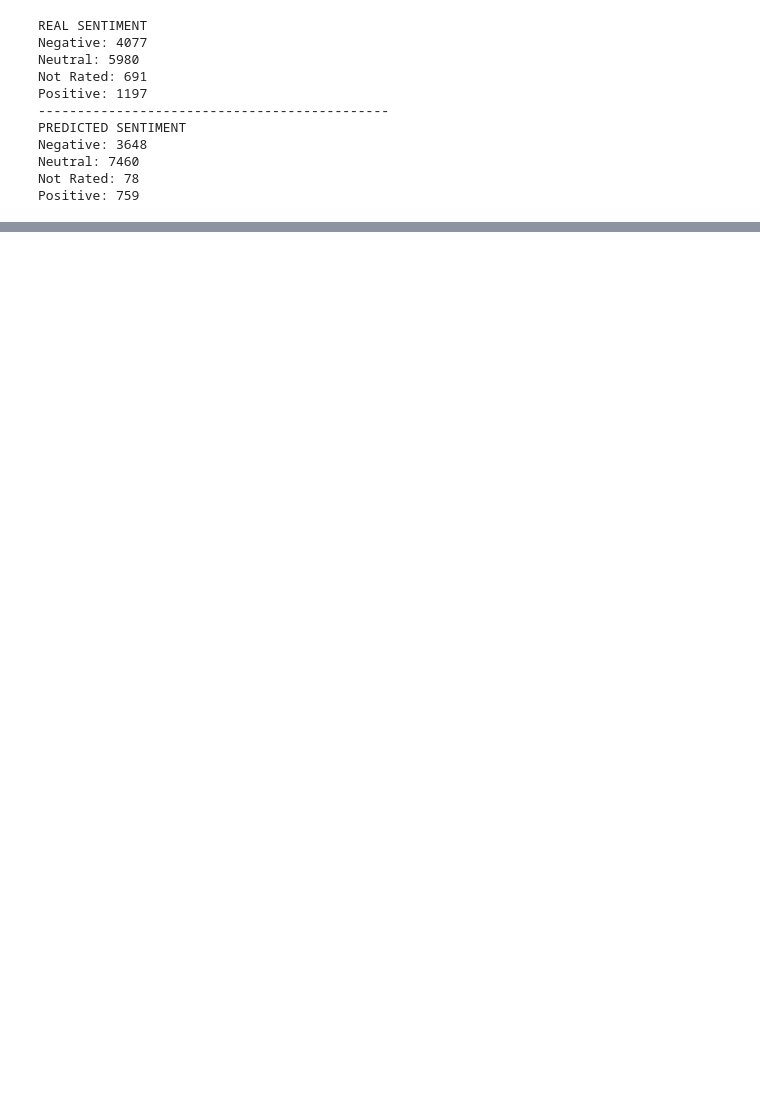
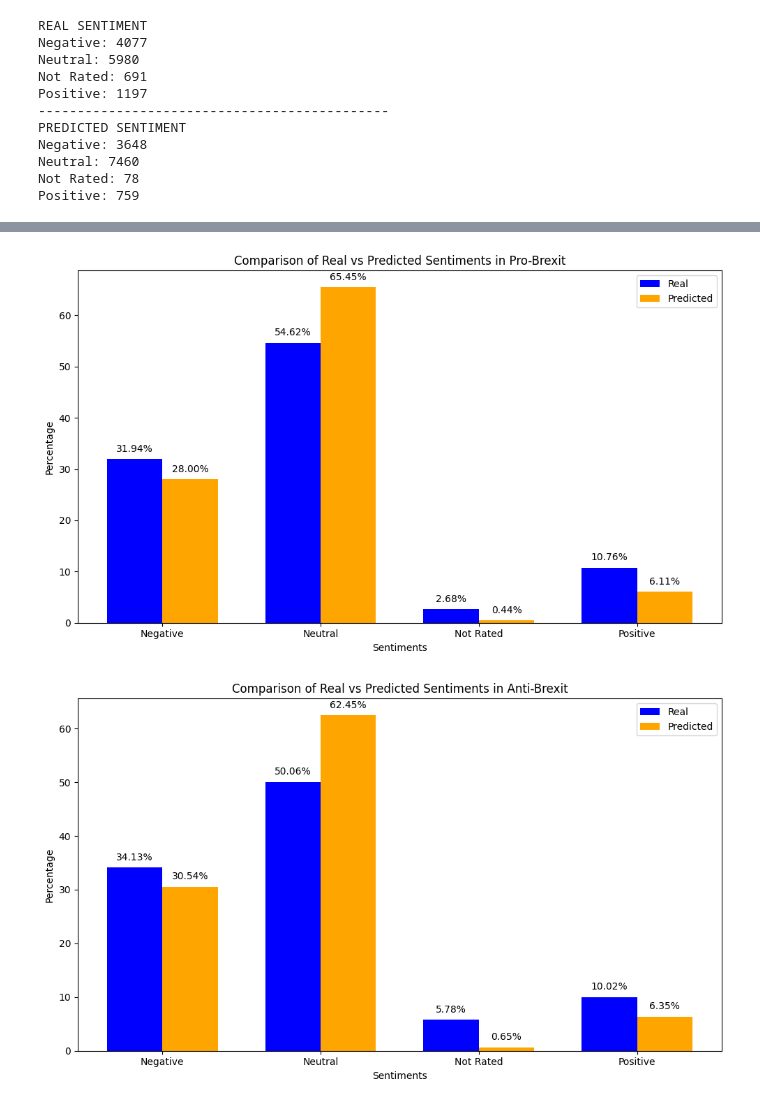
Before and after one commit to Pramsi/Can-t_tame_that_Python_Semester_Project, a Jupyter notebook: Can't_tame_that_Python_Semester_Project.ipynb, the cells around one changed output, grey strips where cells are left out. Saved outputs shown, nothing was run; the diff lists cells and outputs as text; code cells hidden in the pictures; blank space fills up the shorter version.

```diff
--- a/Can't_tame_that_Python_Semester_Project.ipynb
+++ b/Can't_tame_that_Python_Semester_Project.ipynb
@@ -1038,0 +1246,56 @@ plt.show()
+# %%
+#Plotting the data
+
+# Pro-Brexit Sentiments - Real vs Predicted
+pro_real_sentiments = ['Negative', 'Neutral', 'Not Rated', 'Positive']
+pro_real_percentages = [pro_real_percent_of_negative, pro_real_percent_of_neutral, pro_real_percent_of_not_rated, pro_real_percent_of_positive]
+pro_pred_percentages = [pro_pred_percent_of_negative, pro_pred_percent_of_neutral, pro_pred_percent_of_not_rated, pro_pred_percent_of_positive]
+
+plt.figure(figsize=(10, 6))
+bar_width = 0.35
+index = range(len(pro_real_sentiments))
+
+bars1 = plt.bar(index, pro_real_percentages, bar_width, label='Real', color='blue')
+bars2 = plt.bar([i + bar_width for i in index], pro_pred_percentages, bar_width, label='Predicted', color='orange')
+
+plt.xlabel('Sentiments')
+plt.ylabel('Percentage')
+plt.title('Comparison of Real vs Predicted Sentiments in Pro-Brexit')
+plt.xticks([i + bar_width / 2 for i in index], pro_real_sentiments)
+plt.legend()
+
+# Adding labels to each bar
+for bars in [bars1, bars2]:
+    for bar in bars:
+        plt.text(bar.get_x() + bar.get_width() / 2, bar.get_height() + 1,
+                 f'{bar.get_height():.2f}%', ha='center', va='bottom')
+
+plt.tight_layout()
+plt.show()
+
+# Anti-Brexit Sentiments - Real vs Predicted
+anti_real_sentiments = ['Negative', 'Neutral', 'Not Rated', 'Positive']
+anti_real_percentages = [anti_real_percent_of_negative, anti_real_percent_of_neutral, anti_real_percent_of_not_rated, anti_real_percent_of_positive]
+anti_pred_percentages = [anti_percent_of_negative, anti_percent_of_neutral, anti_percent_of_not_rated, anti_percent_of_positive]
+
+plt.figure(figsize=(10, 6))
+bars1 = plt.bar(index, anti_real_percentages, bar_width, label='Real', color='blue')
+bars2 = plt.bar([i + bar_width for i in index], anti_pred_percentages, bar_width, label='Predicted', color='orange')
+
+plt.xlabel('Sentiments')
+plt.ylabel('Percentage')
+plt.title('Comparison of Real vs Predicted Sentiments in Anti-Brexit')
+plt.xticks([i + bar_width / 2 for i in index], anti_real_sentiments)
+plt.legend()
+
+# Adding labels to each bar
+for bars in [bars1, bars2]:
+    for bar in bars:
+        plt.text(bar.get_x() + bar.get_width() / 2, bar.get_height() + 1,
+                 f'{bar.get_height():.2f}%', ha='center', va='bottom')
+
+plt.tight_layout()
+plt.show()
+# %% [output]
+[figure, added]
+[figure, added]
```
Also changed, not shown: parts of 7 cells of this notebook.
